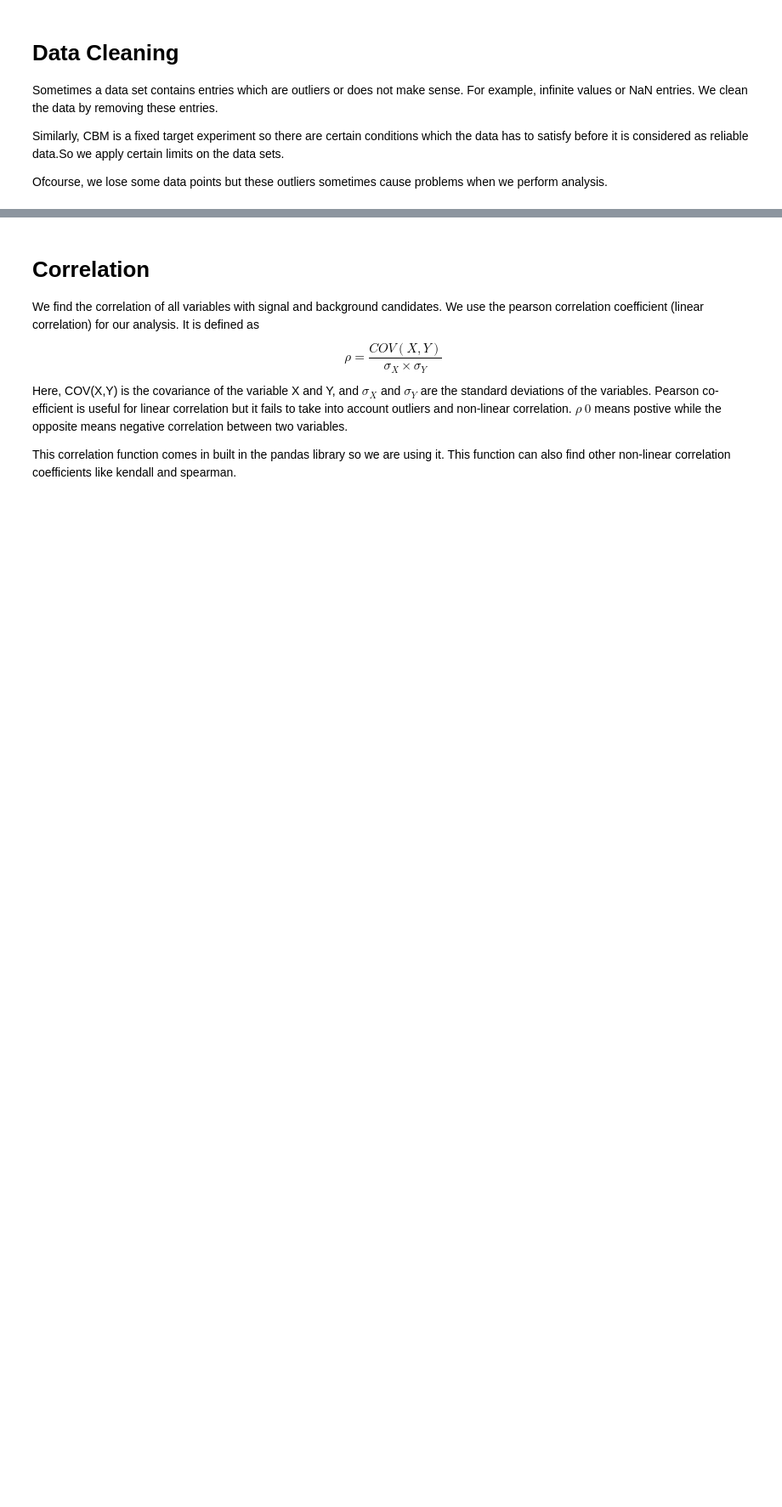
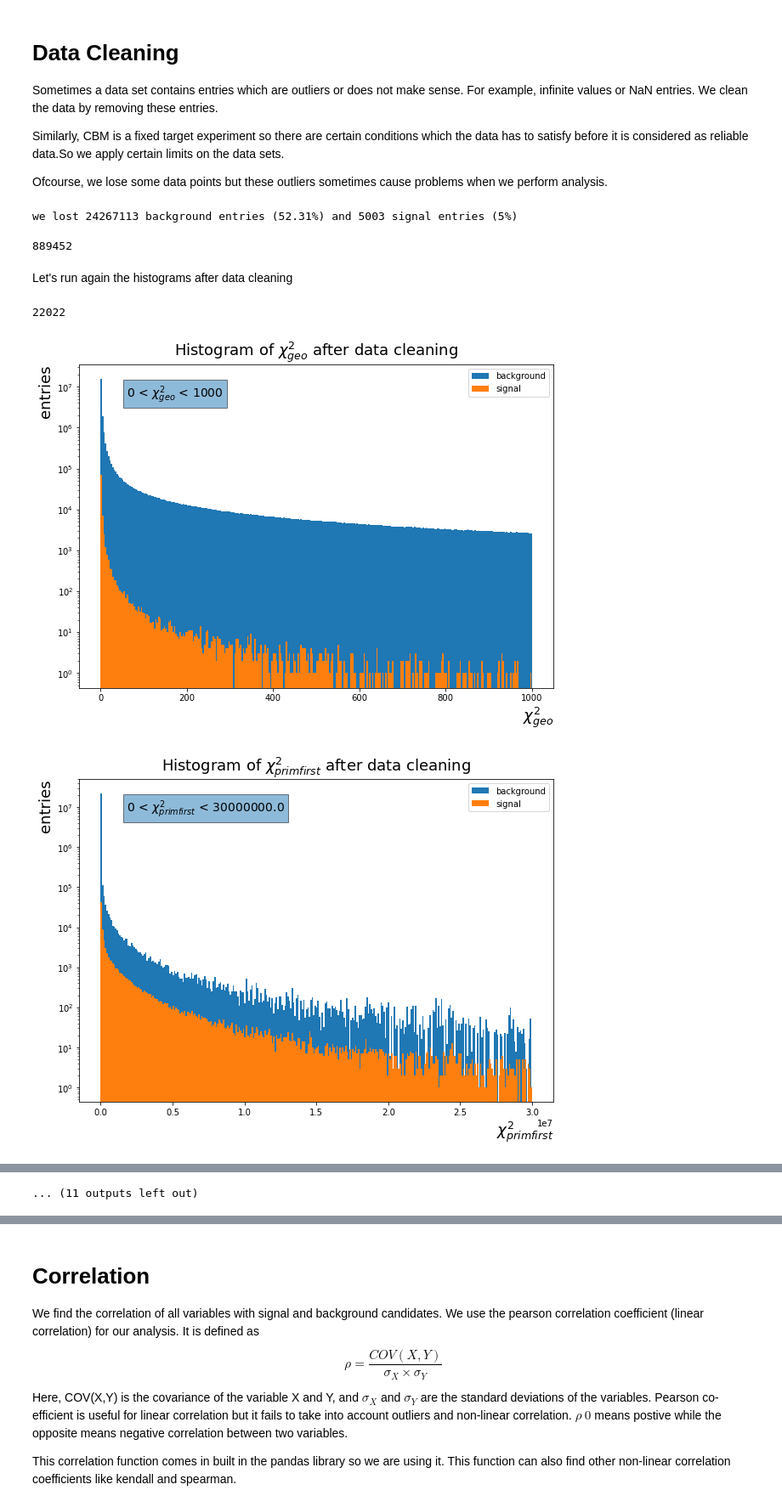
Before and after one commit to julnow/cbm21, a Jupyter notebook: ml/kaon_correlations.ipynb, the cells around one changed output, grey strips where cells are left out. Shown at 85% size. Drawn from its saved outputs; the diff is of its cells as text; code cells hidden in the pictures; blank space fills up the shorter version.

```diff
--- a/ml/kaon_correlations.ipynb
+++ b/ml/kaon_correlations.ipynb
@@ -146,3 +247,9 @@ percentageBg = backgroundDifference/bckgrCount*100
 percentageSg = signalDifference/signCount*100
 #finally
 print('we lost ' + str(backgroundDifference)+' background entries (' + str(round(percentageBg, 2)) + '%) and ' + str(signalDifference) + ' signal entries (' + str(round(percentageSg)) + '%)')
+gc.collect()
+# %% [output]
+we lost 24267113 background entries (52.31%) and 5003 signal entries (5%)
+889452
+# %% [markdown]
+Let's run again the histograms after data cleaning
@@ -148,0 +282,30 @@ print('we lost ' + str(backgroundDifference)+' background entries (' + str(round
+# %%
+if not os.path.exists(directory+'histogram_after_datacleaning'):
+    os.makedirs(directory+'histogram_after_datacleaning')
+pdf_afterCleaning = PdfPages(directory+'histogramsAfterCleaning.pdf')
+for i in signal.columns:
+    fig, ax = plt.subplots(figsize=(10,7))
+    name = names[signal.columns.get_loc(i)]
+    xName = xNames[signal.columns.get_loc(i)]
+    cutName = cutNames[signal.columns.get_loc(i)]
+    plt.title('Histogram of ' + name + ' after data cleaning', fontsize=18)
+    plt.xlabel(xName, fontsize=18, loc='right')
+    plt.ylabel("entries", fontsize=18, loc='top')
+    plt.yscale('log')
+    ##########coordinates for box with cuts info
+    plt.annotate(cutName, xy=(0.1, 0.9), xycoords='axes fraction',
+        fontsize = 14, bbox = dict(alpha = 0.5))
+    ###########
+    try:
+        plt.hist(background[i], bins =300, label='background')
+        plt.hist(signal[i], bins=300, label='signal')
+        plt.legend(loc='upper right')
+        plt.savefig(pdf_afterCleaning,format='pdf')
+    except:
+        print('couldn\'t draw histogram (nan) for ' + name)
+pdf_afterCleaning.close()
+gc.collect()
+# %% [output]
+22022
+[figure, added]
+[figure, added]
@@ -148,0 +321 @@ print('we lost ' + str(backgroundDifference)+' background entries (' + str(round
+... (11 outputs left out)
```
Also changed, not shown: parts of 37 cells of this notebook, 36 other files.
